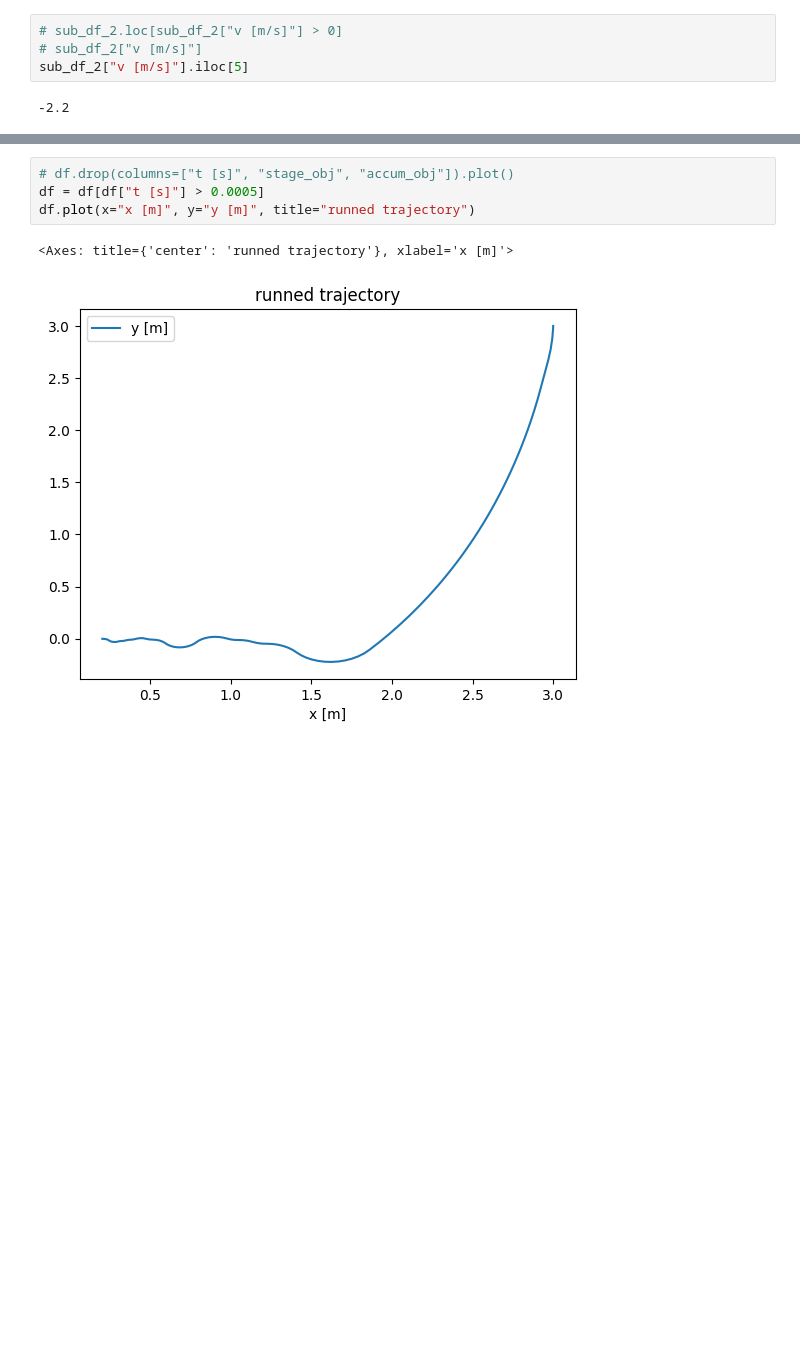
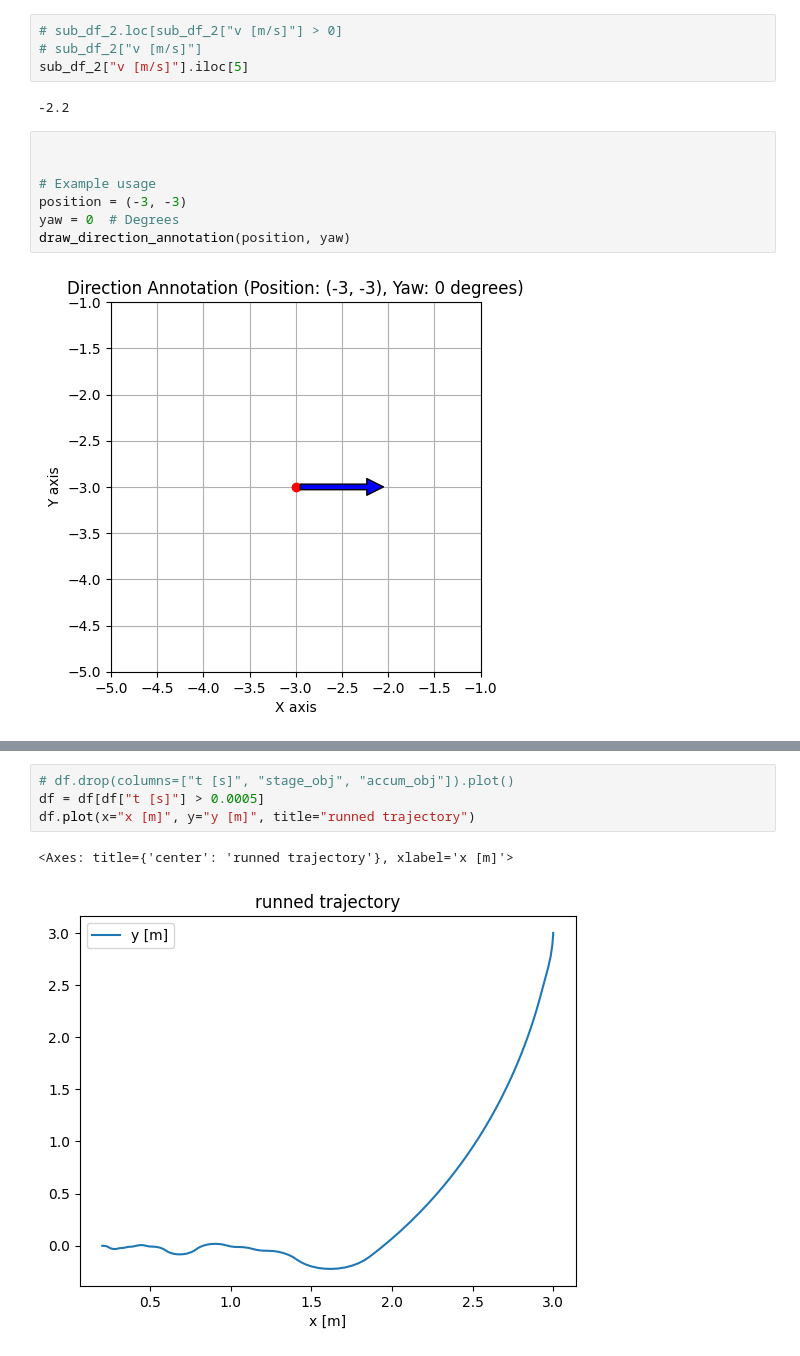
Before and after one commit to huyhoang251296/rcognita-edu-x, a Jupyter notebook: check_data_log_v2.ipynb, the cells around one changed output, grey strips where cells are left out. Cells and saved outputs as stored; diff of their text form; blank space fills up the shorter version.

```diff
--- a/check_data_log_v2.ipynb
+++ b/check_data_log_v2.ipynb
@@ -139,3 +175,12 @@ for i_ax, inital_angle in enumerate(inital_angles):
 sub_df_2["v [m/s]"].iloc[5]
 # %% [output]
 -2.2
+# %%
+
+
+# Example usage
+position = (-3, -3)
+yaw = 0  # Degrees
+draw_direction_annotation(position, yaw)
+# %% [output]
+[figure, added]
```
Also changed, not shown: parts of 9 cells of this notebook.
